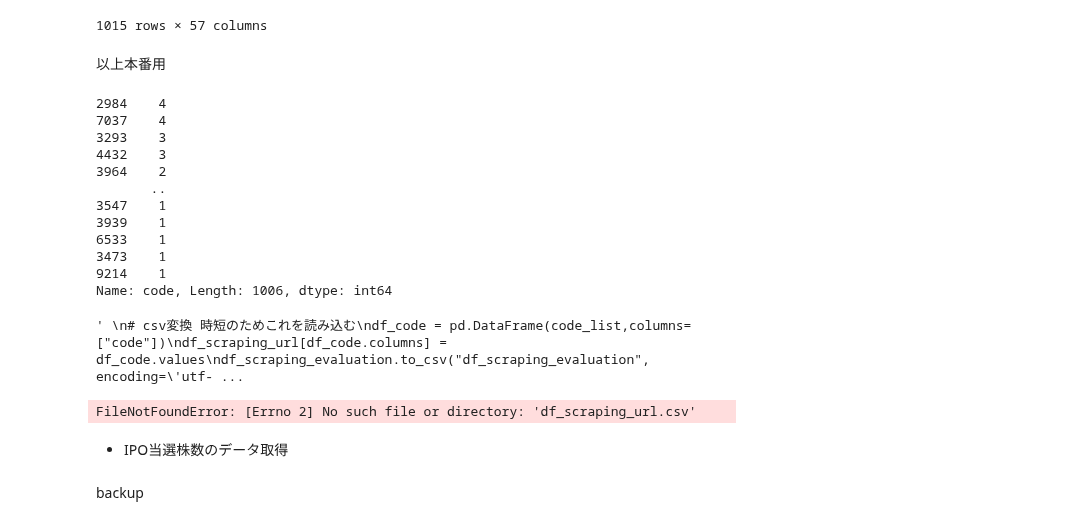
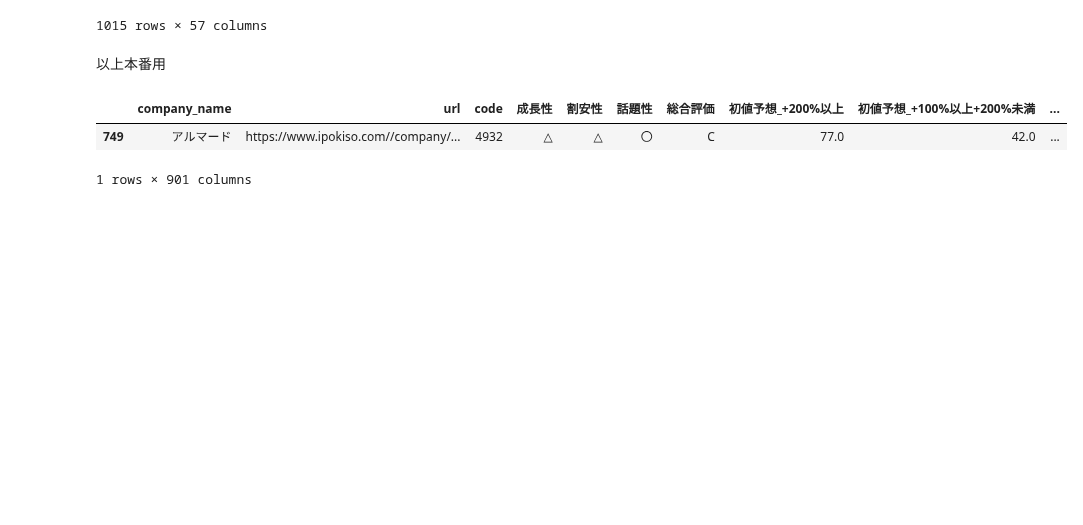
Before and after one commit to ryota1215/stock_tools, a Jupyter notebook: notebook/scraping_ipo.ipynb, the cells around one changed output. Drawn from its saved outputs; the diff is of its cells as text; code cells hidden in the pictures; blank space fills up the shorter version.

```diff
--- a/notebook/scraping_ipo.ipynb
+++ b/notebook/scraping_ipo.ipynb
@@ -638,38 +638,17 @@ df_shareholders
 以上本番用
 # %%
 # df_scraping_all.to_csv(r"C:\Users\xxp2p\OneDrive\デスクトップ\df_scraping_all.csv", encoding='utf-8_sig',index=False)
+# %%
+# チェック用
+df_scraping_all[df_scraping_all['code']==4932]
+# %% [output]
+|  | company_name | url | code | 成長性 | 割安性 | 話題性 | 総合評価 | 初値予想_+200%以上 | 初値予想_+100%以上+200%未満 | ... |
+| 749 | アルマード | https://www.ipokiso.com//company/... | 4932 | △ | △ | 〇 | C | 77.0 | 42.0 | ... |
+1 rows × 901 columns
 # %%
 # 重複チェック
-df_assessments['code'].value_counts(ascending=False)
+# df_scraping_all['code'].value_counts(ascending=False)[0:10]
-# %% [output]
-2984    4
-7037    4
-3293    3
-4432    3
-3964    2
-       ..
-3547    1
-3939    1
-6533    1
-3473    1
-9214    1
-Name: code, Length: 1006, dtype: int64
-# %%
-"""
-# csv変換 時短のためこれを読み込む
-df_code = pd.DataFrame(code_list,columns=["code"])
-df_scraping_url[df_code.columns] = df_code.values
-df_scraping_evaluation.to_csv("df_scraping_evaluation", encoding='utf-8_sig')
-"""
-# %% [output]
-' \n# csv変換 時短のためこれを読み込む\ndf_code = pd.DataFrame(code_list,columns=["code"])\ndf_scraping_url[df_code.columns] = df_code.values\ndf_scraping_evaluation.to_csv("df_scraping_evaluation", encoding=\'utf- ...
 # %%
 # 時短のためcode含めたcsv読み込み
-df_scraping_evaluation = pd.read_csv("df_scraping_url.csv", index_col=0)
-df_scraping_evaluation
+# df_scraping_evaluation = pd.read_csv("df_scraping_url.csv", index_col=0)
+# df_scraping_evaluation
-# %% [output]
-FileNotFoundError: [Errno 2] No such file or directory: 'df_scraping_url.csv'
-# %% [markdown]
-- IPO当選株数のデータ取得
-# %% [markdown]
-backup
```
Also changed, not shown: parts of 14 cells of this notebook.
